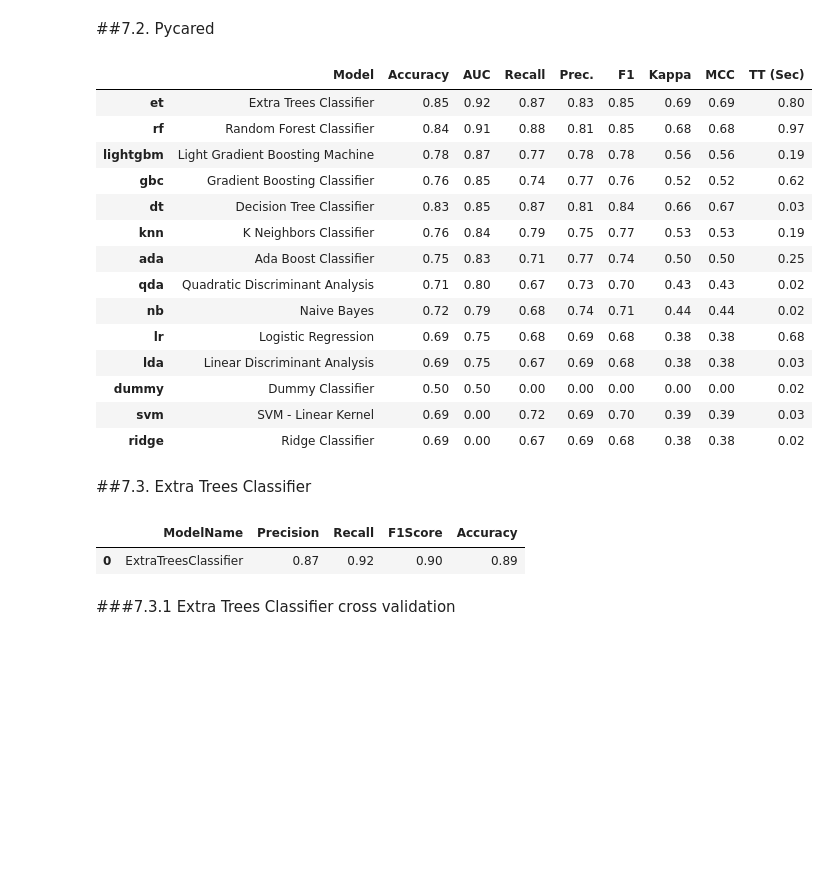
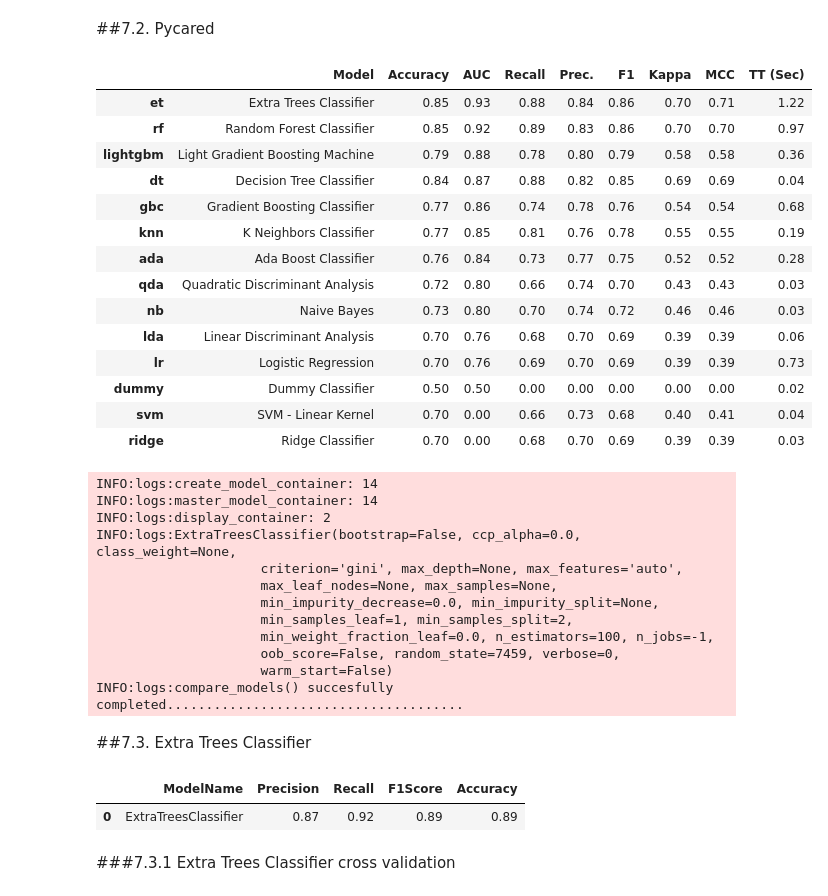
Before and after one commit to Andriw-afonso/Data-science-portfolio, a Jupyter notebook: PrevisaoDeChurn/notebooks/Churn.ipynb, the cells around one changed output. Cells and saved outputs as stored; diff of their text form; code cells hidden in the pictures; blank space fills up the shorter version.

```diff
--- a/PrevisaoDeChurn/notebooks/Churn.ipynb
+++ b/PrevisaoDeChurn/notebooks/Churn.ipynb
@@ -350,7 +333,7 @@ Populating the interactive namespace from numpy and matplotlib
 # %% [markdown]
 ##0.2 Loading Data
 # %%
-df_raw=pd.read_csv('/content/churn.csv')
+df_raw = pd.read_csv('/content/drive/MyDrive/PrevisaoDeChurn/datasets/churn.csv')
 df_raw.head()
 # %% [output]
 |  | RowNumber | CustomerId | Surname | CreditScore | Geography | Gender | Age | Tenure | Balance | ... |
@@ -1075,50 +1059,61 @@ baseline_result
 # %% [markdown]
 ##7.2. Pycared
 # %%
-#Setup
-s=setup( X_TRAIN[['Age', 'Balance', 'NumOfProducts', 'IsActiveMember','Existed']],
-        target='Existed',
-        numeric_features=['Age','Balance','NumOfProducts'],
-        normalize=True,
-        normalize_method='minmax',
-        data_split_stratify=True,
-        )
+# Setup
+s = setup( X_TRAIN[['Age', 'Balance', 'NumOfProducts', 'IsActiveMember','Existed']],
+           target='Existed',
+           numeric_features=['Age','Balance','NumOfProducts'],
+           normalize=True,
+           normalize_method='minmax',
+           data_split_stratify=True)
 
-#Best models
-best=compare_models(fold=5,sort='AUC')
+# Best models
+best = compare_models(fold=5,sort='AUC')
 # %% [output]
 |  | Model | Accuracy | AUC | Recall | Prec. | F1 | Kappa | MCC | TT (Sec) |
-| et | Extra Trees Classifier | 0.85 | 0.92 | 0.87 | 0.83 | 0.85 | 0.69 | 0.69 | 0.80 |
-| rf | Random Forest Classifier | 0.84 | 0.91 | 0.88 | 0.81 | 0.85 | 0.68 | 0.68 | 0.97 |
-| lightgbm | Light Gradient Boosting Machine | 0.78 | 0.87 | 0.77 | 0.78 | 0.78 | 0.56 | 0.56 | 0.19 |
-| gbc | Gradient Boosting Classifier | 0.76 | 0.85 | 0.74 | 0.77 | 0.76 | 0.52 | 0.52 | 0.62 |
-| dt | Decision Tree Classifier | 0.83 | 0.85 | 0.87 | 0.81 | 0.84 | 0.66 | 0.67 | 0.03 |
-| knn | K Neighbors Classifier | 0.76 | 0.84 | 0.79 | 0.75 | 0.77 | 0.53 | 0.53 | 0.19 |
-| ada | Ada Boost Classifier | 0.75 | 0.83 | 0.71 | 0.77 | 0.74 | 0.50 | 0.50 | 0.25 |
-| qda | Quadratic Discriminant Analysis | 0.71 | 0.80 | 0.67 | 0.73 | 0.70 | 0.43 | 0.43 | 0.02 |
-| nb | Naive Bayes | 0.72 | 0.79 | 0.68 | 0.74 | 0.71 | 0.44 | 0.44 | 0.02 |
-| lr | Logistic Regression | 0.69 | 0.75 | 0.68 | 0.69 | 0.68 | 0.38 | 0.38 | 0.68 |
-| lda | Linear Discriminant Analysis | 0.69 | 0.75 | 0.67 | 0.69 | 0.68 | 0.38 | 0.38 | 0.03 |
+| et | Extra Trees Classifier | 0.85 | 0.93 | 0.88 | 0.84 | 0.86 | 0.70 | 0.71 | 1.22 |
+| rf | Random Forest Classifier | 0.85 | 0.92 | 0.89 | 0.83 | 0.86 | 0.70 | 0.70 | 0.97 |
+| lightgbm | Light Gradient Boosting Machine | 0.79 | 0.88 | 0.78 | 0.80 | 0.79 | 0.58 | 0.58 | 0.36 |
+| dt | Decision Tree Classifier | 0.84 | 0.87 | 0.88 | 0.82 | 0.85 | 0.69 | 0.69 | 0.04 |
+| gbc | Gradient Boosting Classifier | 0.77 | 0.86 | 0.74 | 0.78 | 0.76 | 0.54 | 0.54 | 0.68 |
+| knn | K Neighbors Classifier | 0.77 | 0.85 | 0.81 | 0.76 | 0.78 | 0.55 | 0.55 | 0.19 |
+| ada | Ada Boost Classifier | 0.76 | 0.84 | 0.73 | 0.77 | 0.75 | 0.52 | 0.52 | 0.28 |
+| qda | Quadratic Discriminant Analysis | 0.72 | 0.80 | 0.66 | 0.74 | 0.70 | 0.43 | 0.43 | 0.03 |
+| nb | Naive Bayes | 0.73 | 0.80 | 0.70 | 0.74 | 0.72 | 0.46 | 0.46 | 0.03 |
+| lda | Linear Discriminant Analysis | 0.70 | 0.76 | 0.68 | 0.70 | 0.69 | 0.39 | 0.39 | 0.06 |
+| lr | Logistic Regression | 0.70 | 0.76 | 0.69 | 0.70 | 0.69 | 0.39 | 0.39 | 0.73 |
 | dummy | Dummy Classifier | 0.50 | 0.50 | 0.00 | 0.00 | 0.00 | 0.00 | 0.00 | 0.02 |
-| svm | SVM - Linear Kernel | 0.69 | 0.00 | 0.72 | 0.69 | 0.70 | 0.39 | 0.39 | 0.03 |
-| ridge | Ridge Classifier | 0.69 | 0.00 | 0.67 | 0.69 | 0.68 | 0.38 | 0.38 | 0.02 |
+| svm | SVM - Linear Kernel | 0.70 | 0.00 | 0.66 | 0.73 | 0.68 | 0.40 | 0.41 | 0.04 |
+| ridge | Ridge Classifier | 0.70 | 0.00 | 0.68 | 0.70 | 0.69 | 0.39 | 0.39 | 0.03 |
+INFO:logs:create_model_container: 14
+INFO:logs:master_model_container: 14
+INFO:logs:display_container: 2
+INFO:logs:ExtraTreesClassifier(bootstrap=False, ccp_alpha=0.0, class_weight=None,
+                     criterion='gini', max_depth=None, max_features='auto',
+                     max_leaf_nodes=None, max_samples=None,
+                     min_impurity_decrease=0.0, min_impurity_split=None,
+                     min_samples_leaf=1, min_samples_split=2,
+                     min_weight_fraction_leaf=0.0, n_estimators=100, n_jobs=-1,
+                     oob_score=False, random_state=7459, verbose=0,
+                     warm_start=False)
+INFO:logs:compare_models() succesfully completed......................................
 # %% [markdown]
 ##7.3. Extra Trees Classifier
 # %%
-#Model
-etc=ExtraTreesClassifier()
-etc_train=etc.fit(x_train,y_train)
+# Model
+etc = ExtraTreesClassifier()
+etc_train = etc.fit(x_train,y_train)
 
-#Predict
-yhat_etc=etc_train.predict(x_test)
-yhat_etc_proba=etc_train.predict_proba(x_test)[:,1]
+# Predict
+yhat_etc = etc_train.predict(x_test)
+yhat_etc_proba = etc_train.predict_proba(x_test)[:,1]
 
-#Performance
-etc_result=model_performance(y_test,yhat_etc,'ExtraTreesClassifier')
+# Performance
+etc_result = model_performance(y_test,yhat_etc,'ExtraTreesClassifier')
 etc_result
 # %% [output]
 |  | ModelName | Precision | Recall | F1Score | Accuracy |
-| 0 | ExtraTreesClassifier | 0.87 | 0.92 | 0.90 | 0.89 |
+| 0 | ExtraTreesClassifier | 0.87 | 0.92 | 0.89 | 0.89 |
 # %% [markdown]
 ###7.3.1 Extra Trees Classifier cross validation
 # %%
```
Also changed, not shown: parts of 56 cells of this notebook.
